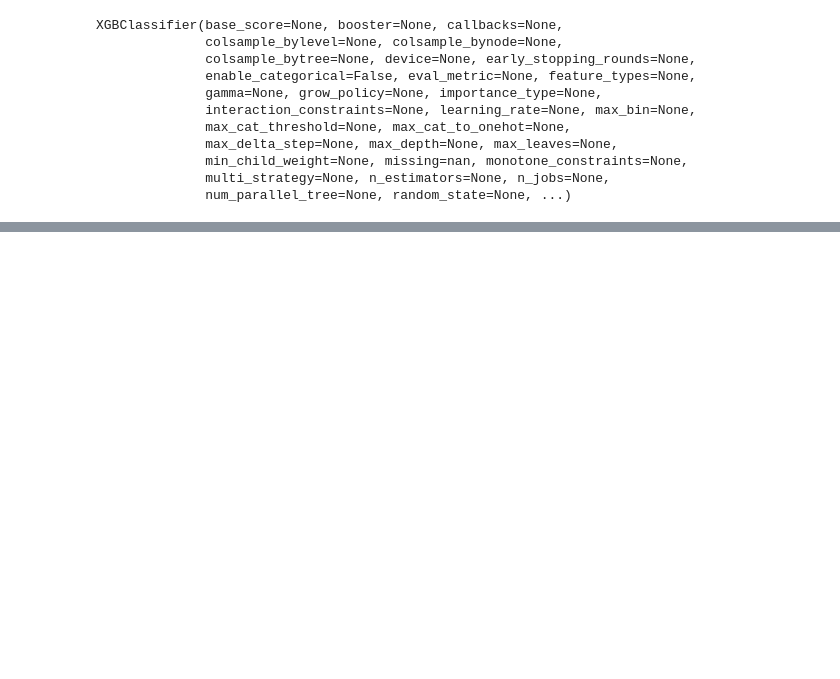
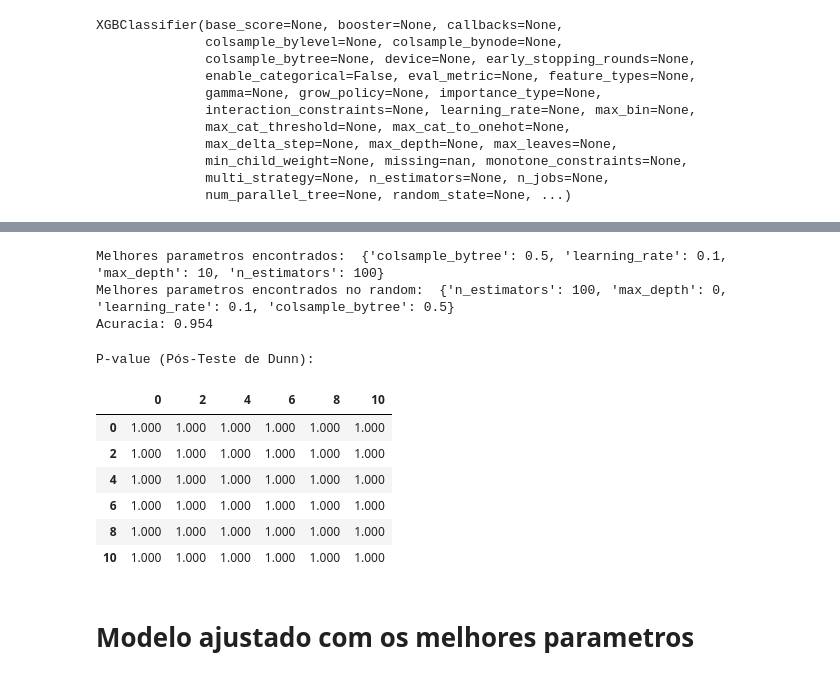
Before and after one commit to GabrielGabes/Machine-Learning-Preditivo, a Jupyter notebook: B5 - XGBoost.ipynb, the cells around one changed output, grey strips where cells are left out. Cells and saved outputs as stored; diff of their text form; code cells hidden in the pictures; blank space fills up the shorter version.

```diff
--- a/B5 - XGBoost.ipynb
+++ b/B5 - XGBoost.ipynb
@@ -238,0 +536,19 @@ plt.show()
+# %%
+from sklearn.model_selection import RandomizedSearchCV
+
+params = {
+        'learning_rate': [0.1, 0.2, 0.3],
+        'max_depth': [0, 2, 4, 6, 10],
+        'colsample_bytree': [0.1, 0.5, 1],
+        'n_estimators': [3, 5, 7, 10, 15, 25, 50, 100],
+}
+
+modelo_xgb = xgb.XGBClassifier()
+random_search_cv = RandomizedSearchCV(estimator=modelo_xgb,
+                                      param_distributions=params,
+                                      n_iter=50,
+                                      cv=4,
+                                      scoring='accuracy',
+                                      verbose=1,
+                                      random_state=3141592)
+random_search_cv.fit(x, y)
@@ -238,0 +594,17 @@ plt.show()
+# %%
+from sklearn.model_selection import GridSearchCV
+
+params = {
+        'learning_rate': [0.1, 0.2, 0.3],
+        'max_depth': [0, 2, 4, 6, 8, 10],
+        'colsample_bytree': [0.1, 0.5, 1],
+        'n_estimators': [3, 5, 10, 25, 50, 100],
+}
+
+modelo_xgb = xgb.XGBClassifier()
+grid_search_cv = GridSearchCV(estimator=modelo_xgb,
+                              param_grid=params,
+                              cv=4,
+                              scoring='accuracy',
+                              verbose=1)
+grid_search_cv.fit(x, y)
@@ -238,0 +630,23 @@ plt.show()
+# %%
+print('Melhores parametros encontrados: ', grid_search_cv.best_params_)
+print('Melhores parametros encontrados no random: ', random_search_cv.best_params_)
+print("Acuracia:", grid_search_cv.best_score_)
+# %% [output]
+Melhores parametros encontrados:  {'colsample_bytree': 0.5, 'learning_rate': 0.1, 'max_depth': 10, 'n_estimators': 100}
+Melhores parametros encontrados no random:  {'n_estimators': 100, 'max_depth': 0, 'learning_rate': 0.1, 'colsample_bytree': 0.5}
+Acuracia: 0.954
+# %%
+cv_results = pd.DataFrame(grid_search_cv.cv_results_)
+pos_teste_numcat(cv_results, 'param_max_depth', 'mean_test_score')
+grafico_numcat(cv_results, 'param_max_depth', 'mean_test_score')
+# %% [output]
+P-value (Pós-Teste de Dunn):
+|  | 0 | 2 | 4 | 6 | 8 | 10 |
+| 0 | 1.000 | 1.000 | 1.000 | 1.000 | 1.000 | 1.000 |
+| 2 | 1.000 | 1.000 | 1.000 | 1.000 | 1.000 | 1.000 |
+| 4 | 1.000 | 1.000 | 1.000 | 1.000 | 1.000 | 1.000 |
+| 6 | 1.000 | 1.000 | 1.000 | 1.000 | 1.000 | 1.000 |
+| 8 | 1.000 | 1.000 | 1.000 | 1.000 | 1.000 | 1.000 |
+| 10 | 1.000 | 1.000 | 1.000 | 1.000 | 1.000 | 1.000 |
+# %% [markdown]
+# Modelo ajustado com os melhores parametros
```
Also changed, not shown: parts of 37 cells of this notebook, 3 other files.
